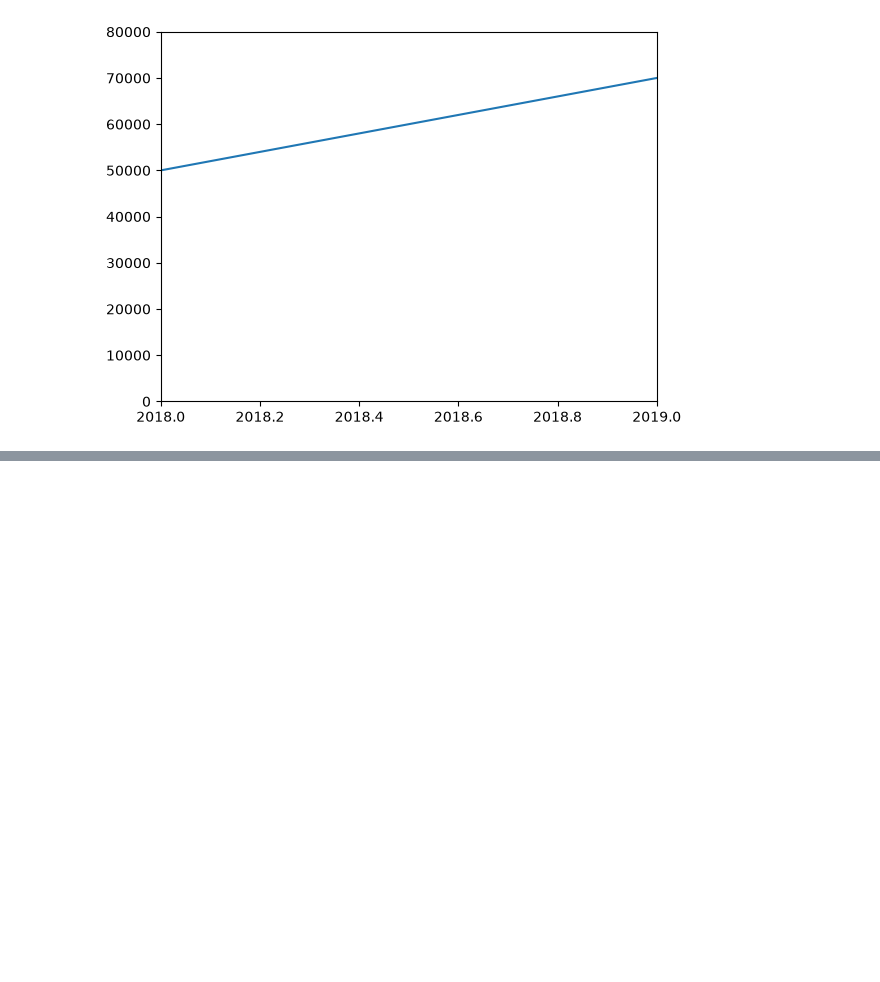
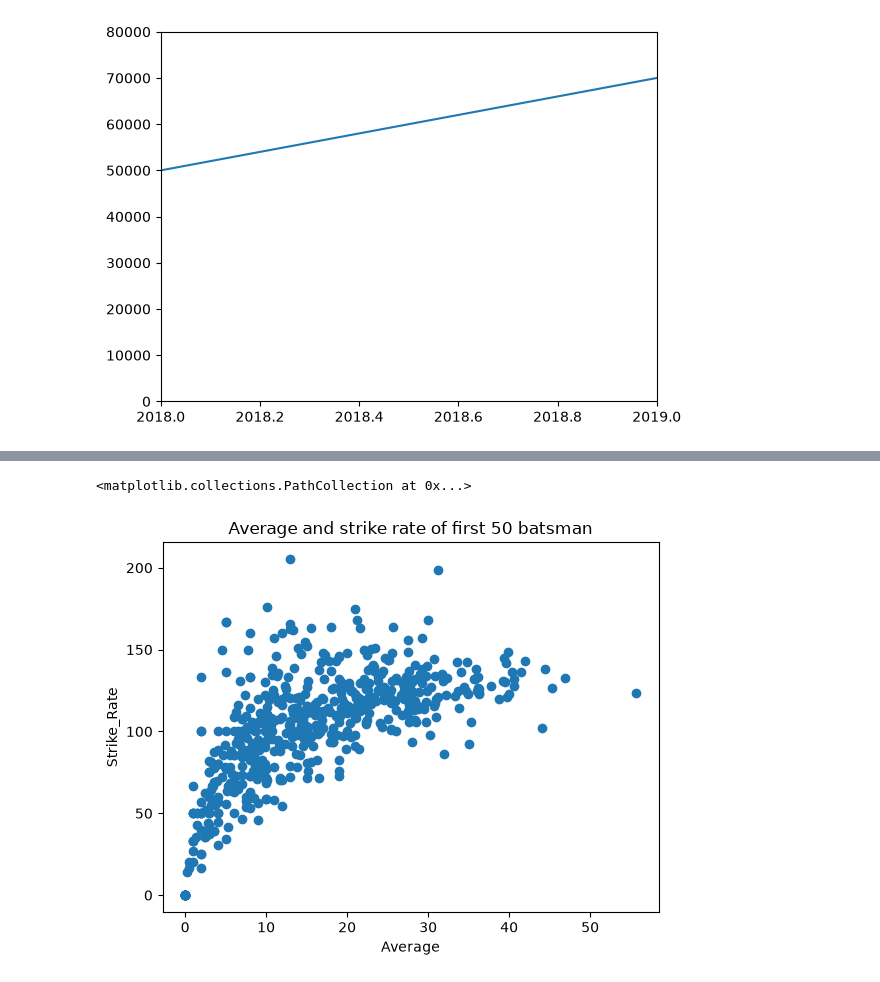
Before and after one commit to MahamFatima01713/Matplotlib_Mastery, a Jupyter notebook: Matplotlib.ipynb, the cells around one changed output, grey strips where cells are left out. Saved outputs shown, nothing was run; the diff lists cells and outputs as text; code cells hidden in the pictures; blank space fills up the shorter version.

```diff
--- a/Matplotlib.ipynb
+++ b/Matplotlib.ipynb
@@ -141,0 +225,8 @@ plt.xlim(2018,2019)
+# %%
+plt.title('Average and strike rate of first 50 batsman')
+plt.xlabel('Average')
+plt.ylabel('Strike_Rate')
+plt.scatter(a['avg'],a['strike_rate'])
+# %% [output]
+<matplotlib.collections.PathCollection at 0x...>
+[figure, added]
```
Also changed, not shown: parts of 7 cells of this notebook.
